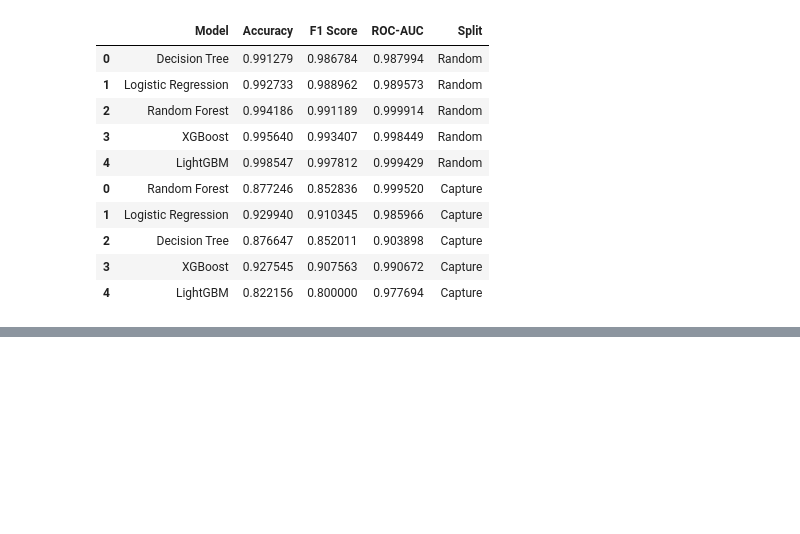
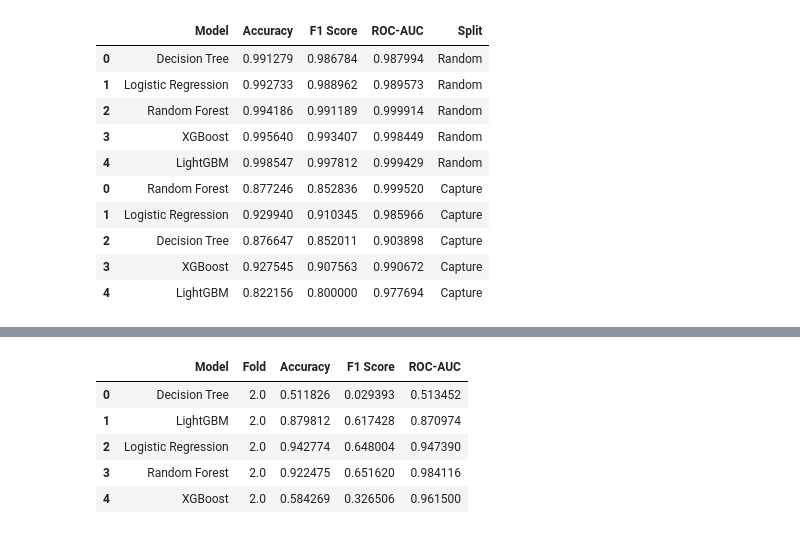
Before and after one commit to Amin256/iot-edge-ids, a Jupyter notebook: notebooks/baseline_model.ipynb, the cells around one changed output, grey strips where cells are left out. Saved outputs shown, nothing was run; the diff lists cells and outputs as text; code cells hidden in the pictures; blank space fills up the shorter version.

```diff
--- a/notebooks/baseline_model.ipynb
+++ b/notebooks/baseline_model.ipynb
@@ -654,0 +764,10 @@ combined_results
+# %%
+cv_summary = cv_df.groupby("Model").mean().reset_index()
+cv_summary
+# %% [output]
+|  | Model | Fold | Accuracy | F1 Score | ROC-AUC |
+| 0 | Decision Tree | 2.0 | 0.511826 | 0.029393 | 0.513452 |
+| 1 | LightGBM | 2.0 | 0.879812 | 0.617428 | 0.870974 |
+| 2 | Logistic Regression | 2.0 | 0.942774 | 0.648004 | 0.947390 |
+| 3 | Random Forest | 2.0 | 0.922475 | 0.651620 | 0.984116 |
+| 4 | XGBoost | 2.0 | 0.584269 | 0.326506 | 0.961500 |
```
Also changed, not shown: parts of 4 cells of this notebook.
